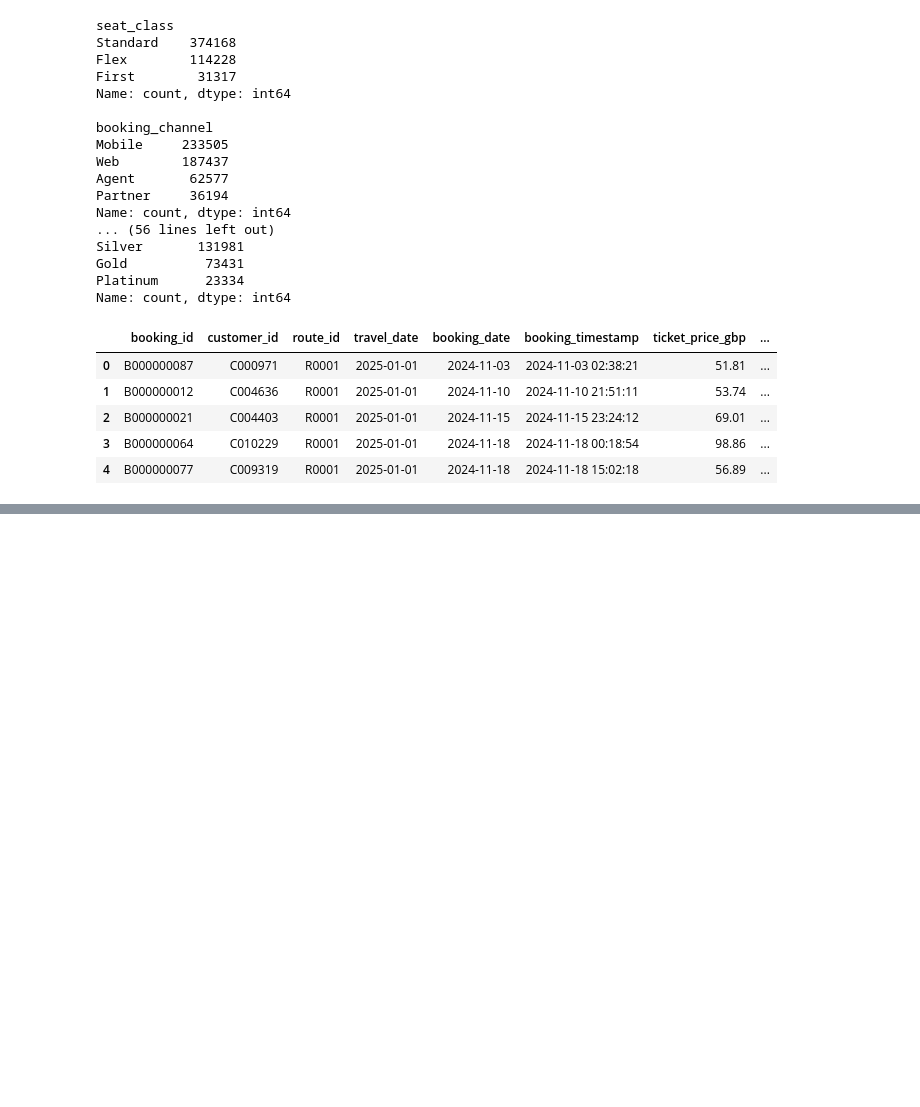
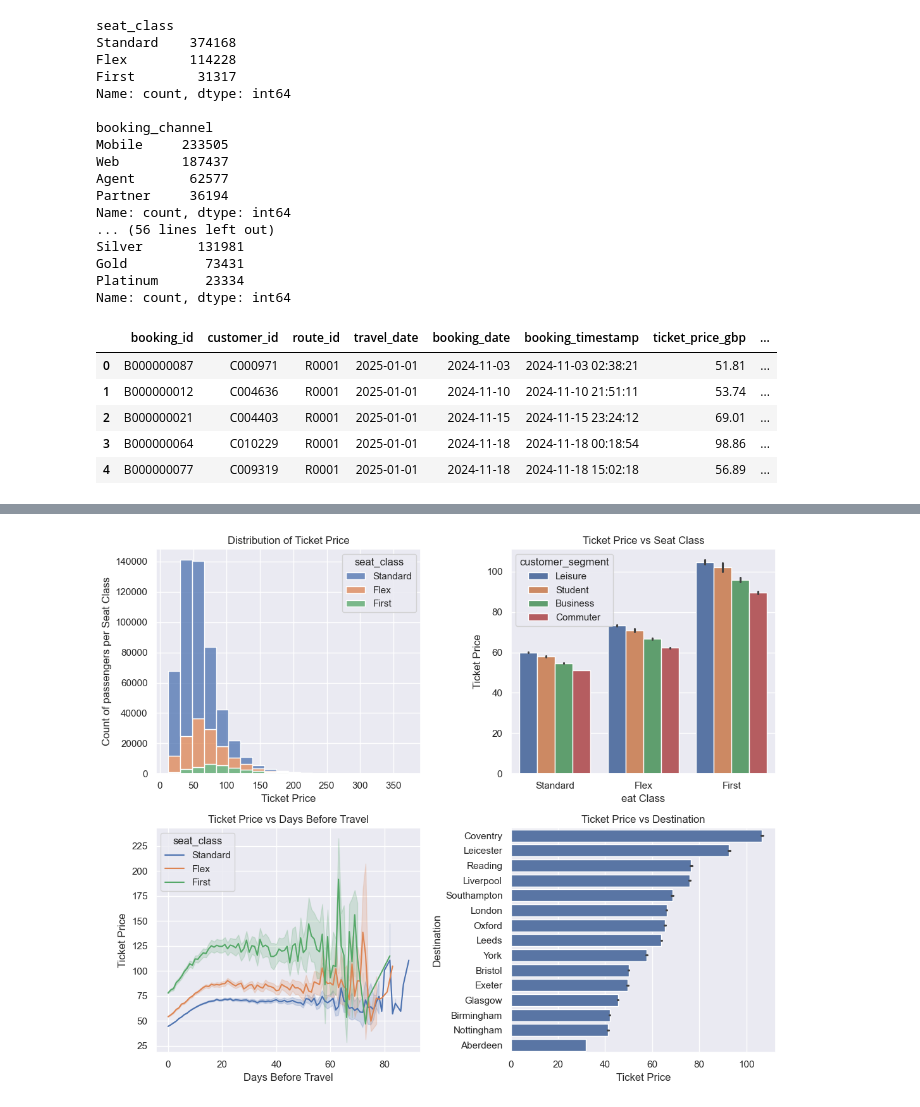
Before and after one commit to Ceejay-user/train-ticket-pricing, a Jupyter notebook: preprocessing/data-cleaning.ipynb, the cells around one changed output, grey strips where cells are left out. Drawn from its saved outputs; the diff is of its cells as text; code cells hidden in the pictures; blank space fills up the shorter version.

Commit message:
Exploratory Data Analysis

```diff
--- a/preprocessing/data-cleaning.ipynb
+++ b/preprocessing/data-cleaning.ipynb
@@ -210,0 +245,28 @@ data.head()
+# %%
+fig, axes = plt.subplots(2, 2, figsize=(11, 9))
+
+sns.histplot(data=data, x='ticket_price_gbp', hue='seat_class', multiple='stack', bins=20, ax=axes[0, 0])
+axes[0, 0].set_title('Distribution of Ticket Price')
+axes[0, 0].set_xlabel('Ticket Price')
+axes[0, 0].set_ylabel('Count of passengers per Seat Class')
+
+sns.barplot(data=data, x='seat_class', y='ticket_price_gbp', hue='customer_segment', ax=axes[0, 1])
+axes[0, 1].set_title('Ticket Price vs Seat Class')
+axes[0, 1].set_xlabel('eat Class')
+axes[0, 1].set_ylabel('Ticket Price')
+
+sns.lineplot(data=data, x='days_before_travel', y='ticket_price_gbp', hue='seat_class', ax=axes[1, 0])
+axes[1, 0].set_title('Ticket Price vs Days Before Travel')
+axes[1, 0].set_xlabel('Days Before Travel')
+axes[1, 0].set_ylabel('Ticket Price')
+
+order_list_destination = data.groupby('destination')['ticket_price_gbp'].mean().sort_values(ascending=False).index
+sns.barplot(data=data, x='ticket_price_gbp', y='destination', order=order_list_destination, ax=axes[1, 1])
+axes[1, 1].set_title('Ticket Price vs Destination')
+axes[1, 1].set_xlabel('Ticket Price')
+axes[1, 1].set_ylabel('Destination')
+
+plt.tight_layout()
+plt.show()
+# %% [output]
+[figure, added]
```
Also changed, not shown: parts of 4 cells of this notebook.
